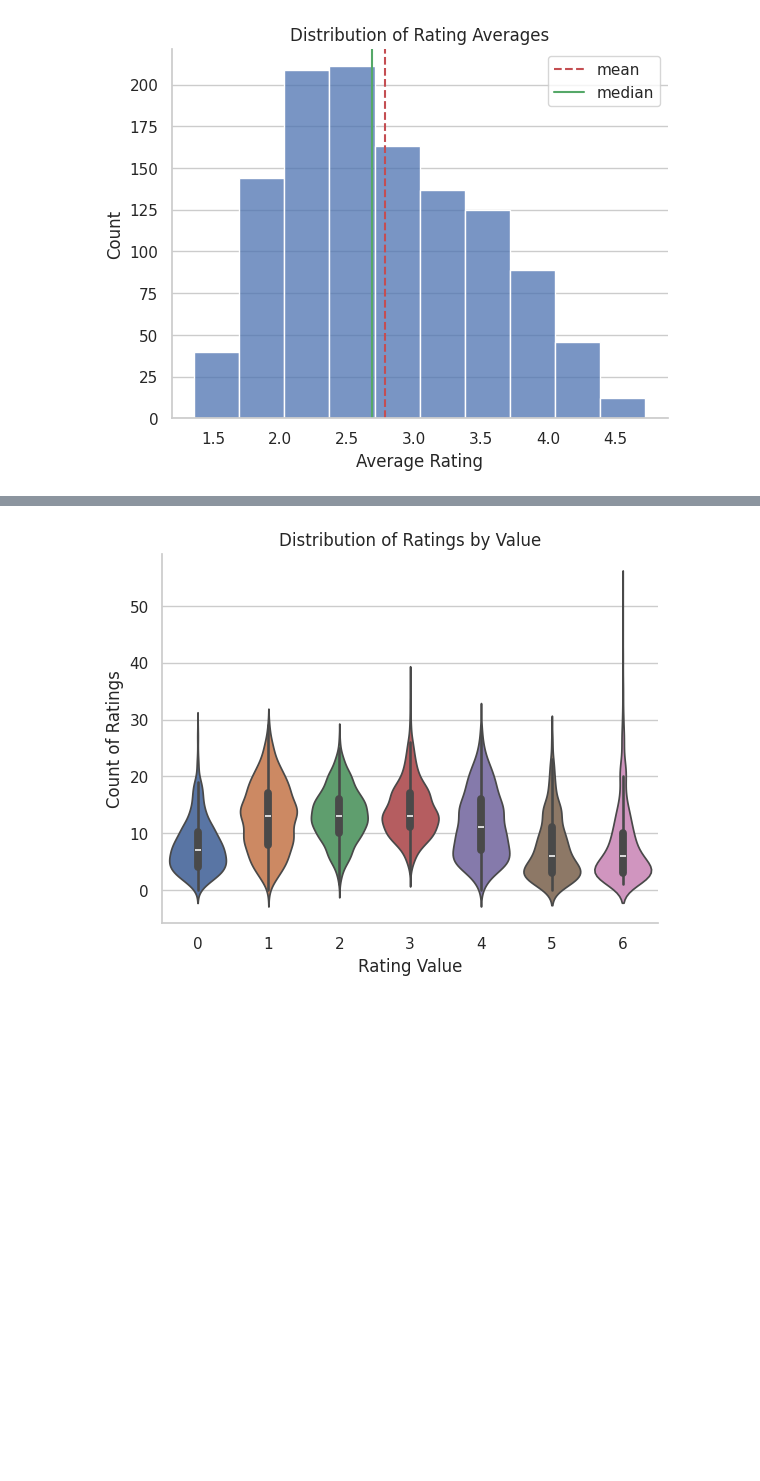
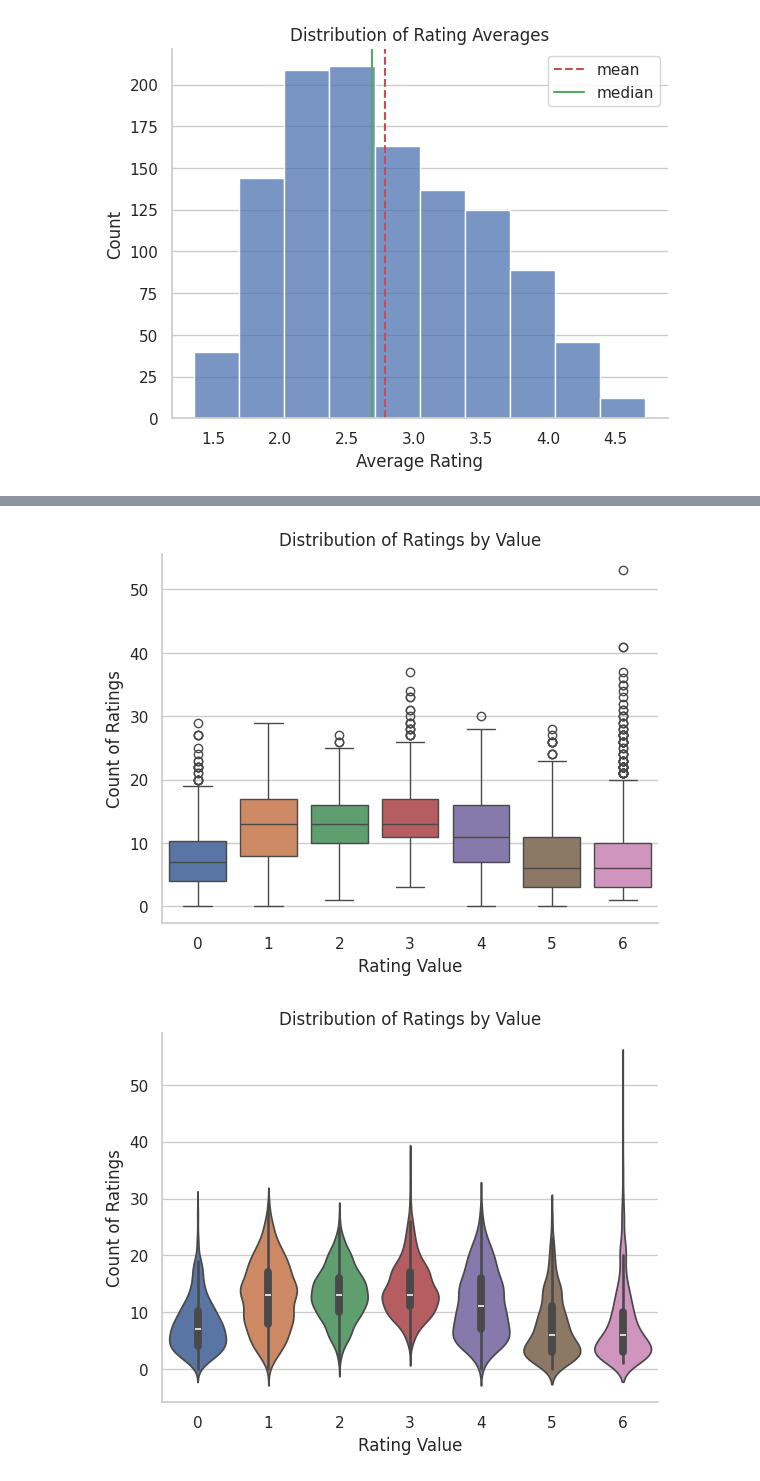
Before and after one commit to Nate-Sheibley/favorite_letters, a Jupyter notebook: favorite_letters.ipynb, the cells around one changed output, grey strips where cells are left out. Drawn from its saved outputs; the diff is of its cells as text; code cells hidden in the pictures; blank space fills up the shorter version.

Commit message:
distribtuion of counts per rating done

```diff
--- a/favorite_letters.ipynb
+++ b/favorite_letters.ipynb
@@ -168,3 +200,22 @@ fig.savefig("images/rating_dist_histogram")
+# %%
+# Pull out a specific subset of columns
+used_columns = ['0', '1', '2', '3', '4', '5', '6']
+df = data.loc[:, used_columns]
+
+# Set up the matplotlib figure
+fig, ax = plt.subplots()
+
+# Draw a violinplot with a narrower bandwidth than the default
+sns.boxplot(data=df)
+
+# Finalize the figure
+ax.set_xlabel("Rating Value")
+ax.set_ylabel("Count of Ratings")
+ax.set_title("Distribution of Ratings by Value")
+sns.despine()
+fig.savefig("images/Ratings_distributions_box")
+# %% [output]
+[figure, added]
 # %%
 # Pull out a specific subset of columns
 used_columns = ['0', '1', '2', '3', '4', '5', '6']
```
Also changed, not shown: parts of 15 cells of this notebook, 1 other file.
